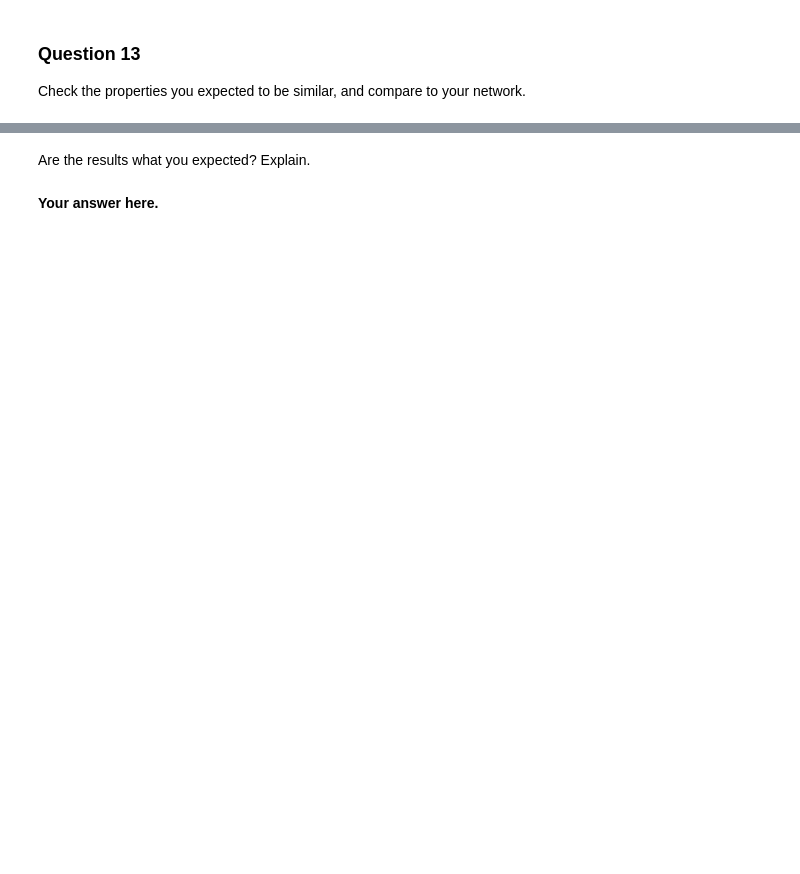
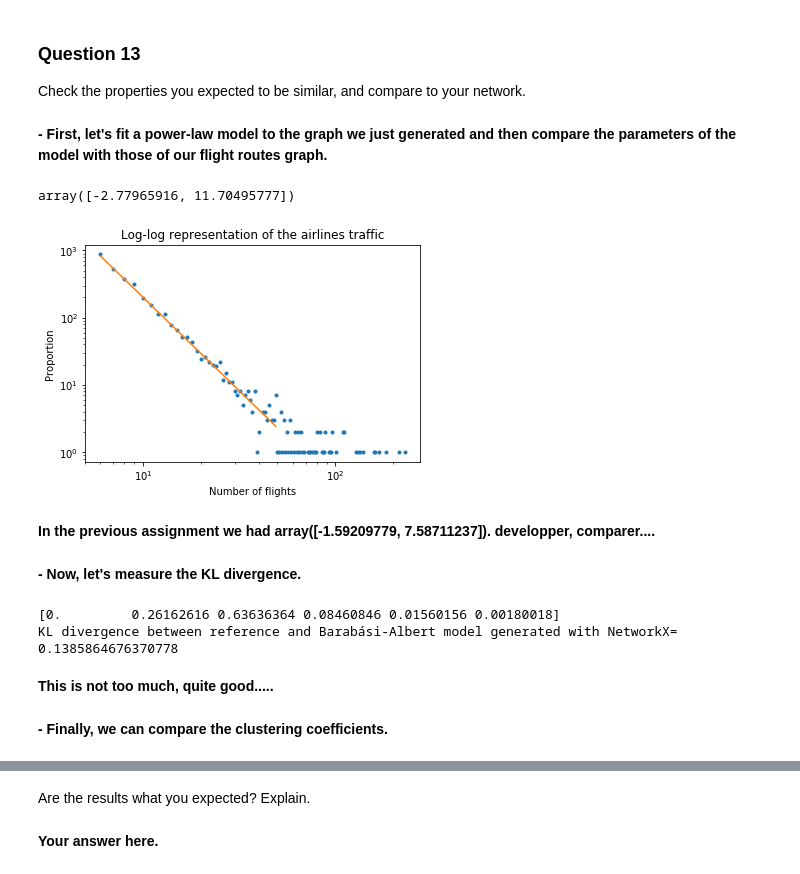
Before and after one commit to AmauV/NTDS, a Jupyter notebook: 2_network_models.ipynb, the cells around one changed output, grey strips where cells are left out. Saved outputs shown, nothing was run; the diff lists cells and outputs as text; code cells hidden in the pictures; blank space fills up the shorter version.

```diff
--- a/2_network_models.ipynb
+++ b/2_network_models.ipynb
@@ -381,0 +399,50 @@ Check the properties you expected to be similar, and compare to your network.
+# %% [markdown]
+**- First, let's fit a power-law model to the graph we just generated and then compare the parameters of the model with those of our flight routes graph.**
+# %%
+# Here we compute the parameters of the power law representing our distribution
+degrees_unique, degrees_freq = np.unique(nx_ba_degrees, return_counts=True)
+
+idx_log = [k for k in range(len(degrees_unique)) if (degrees_unique[k] > 1
+                                                     and degrees_unique[k] < 50    #Avoid border effects
+                                                     and degrees_freq[k] > 0) ]
+# Linear regression
+p = np.polyfit(np.log(degrees_unique[idx_log]), np.log(degrees_freq[idx_log]), 1)
+
+plt.plot(degrees_unique, degrees_freq, '.')
+plt.plot(degrees_unique[idx_log], np.exp(p[0]*np.log(degrees_unique[idx_log]) + p[1]))
+plt.xscale('log')
+plt.yscale('log')
+plt.title('Log-log representation of the airlines traffic')
+plt.ylabel('Proportion');
+plt.xlabel('Number of flights');
+
+p #Parameters of the power law, gamma is the first coefficient.
+# %% [output]
+array([-2.77965916, 11.70495777])
+[figure, added]
+# %% [markdown]
+**In the previous assignment we had array([-1.59209779,  7.58711237]). developper, comparer....**
+# %% [markdown]
+**- Now, let's measure the KL divergence.**
+# %%
+#Let's first compute the probability distribution of degrees for the new graph
+
+p_nx_ba = np.zeros(N)
+
+for i in range(n_nodes):
+    p_nx_ba[int(q*np.log(nx_ba_degrees[i]+1))] += 1
+
+p_nx_ba /= sum(p_nx_ba)
+
+
+print(p_nx_ba)
+
+#KL divergence computation
+print('KL divergence between reference and Barabási-Albert model generated with NetworkX= ',kl_divergence(p_adj, p_nx_ba))
+# %% [output]
+[0.         0.26162616 0.63636364 0.08460846 0.01560156 0.00180018]
+KL divergence between reference and Barabási-Albert model generated with NetworkX=  0.1385864676370778
+# %% [markdown]
+**This is not too much, quite good.....**
+# %% [markdown]
+**- Finally, we can compare the clustering coefficients.**
```
Also changed, not shown: parts of 10 cells of this notebook, 1 other file.
